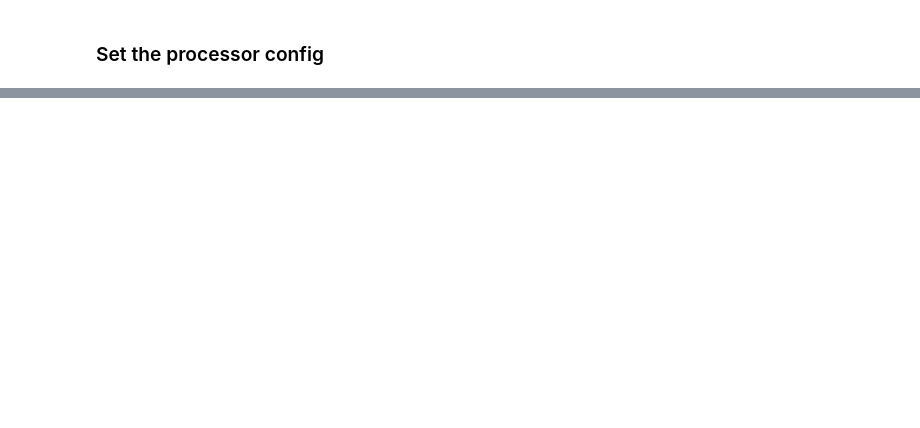
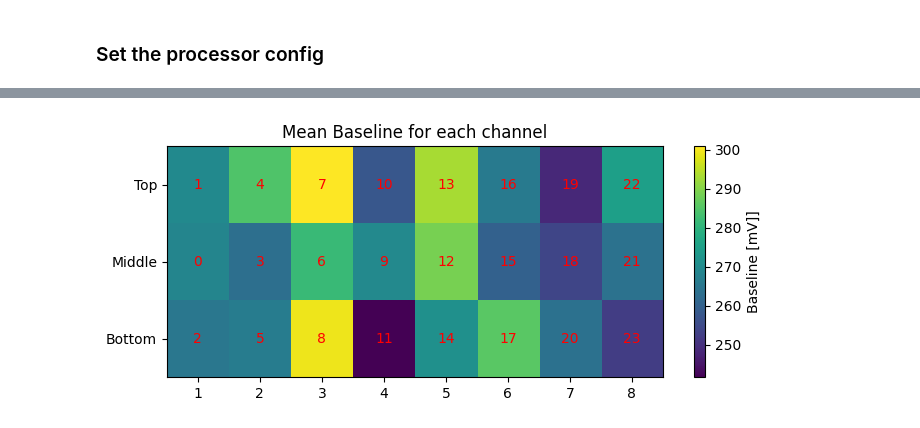
Before and after one commit to darkmatter-ucsd/SandyAQ, a Jupyter notebook: python_wrappers/notebooks/fast_wf_check.ipynb, the cells around one changed output, grey strips where cells are left out. Saved outputs shown, nothing was run; the diff lists cells and outputs as text; code cells hidden in the pictures; blank space fills up the shorter version.

```diff
--- a/python_wrappers/notebooks/fast_wf_check.ipynb
+++ b/python_wrappers/notebooks/fast_wf_check.ipynb
@@ -205,0 +231,25 @@ plt.show()
+# %%
+# Create a 2D array with the specified index sequence
+array_2d = np.zeros((3, 8))
+for col in range(8):
+    array_2d[:, col] = [baseline_mean_list[col*3+1], baseline_mean_list[col*3], baseline_mean_list[col*3+2]]
+# Plot the 2D array using colormap
+plt.figure(figsize=(8, 3))
+plt.imshow(array_2d, cmap='viridis', aspect='auto')
+plt.colorbar(label='Baseline [mV]]')
+
+# Add index labels to each cell
+for i in range(3):
+    for j in range(8):
+        index = j * 3 + (1 if i == 0 else 0 if i == 1 else 2)
+        plt.text(j, i, str(index), ha='center', va='center', color='r')
+
+
+
+plt.xticks(range(8), range(1, 9))
+plt.yticks(range(3), ['Top', 'Middle', 'Bottom'])
+plt.title('Mean Baseline for each channel')
+plt.savefig("baseline_mean.png")
+plt.show()
+# %% [output]
+[figure, added]
```
Also changed, not shown: parts of 26 cells of this notebook, 3 other files.
